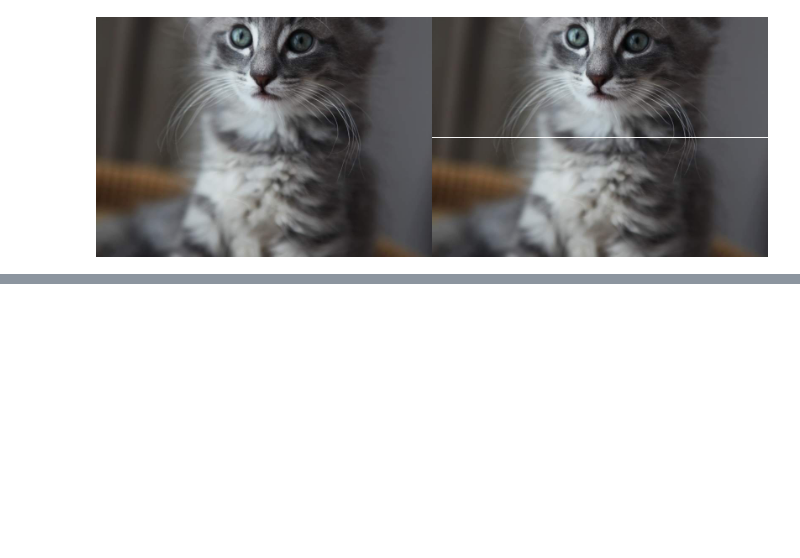
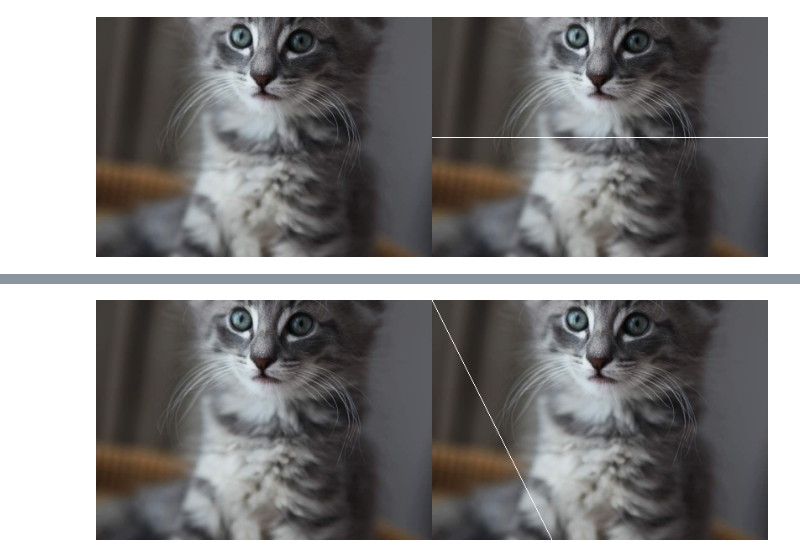
Before and after one commit to refido/PCVK, a Jupyter notebook: Week1.ipynb, the cells around one changed output, grey strips where cells are left out. Cells and saved outputs as stored; diff of their text form; code cells hidden in the pictures; blank space fills up the shorter version.

```diff
--- a/Week1.ipynb
+++ b/Week1.ipynb
@@ -49,0 +74,11 @@ cv2_imshow(final_frame)
+# %%
+image_6 = cv.cvtColor(image, cv.COLOR_BGR2RGB)
+
+#membuat garis diaginal kanan ke kiri
+for z in range (tinggi):
+  image_6[z,int((z)/2)] = [255,255,255]
+
+final_frame = cv.hconcat((image_2,image_6))
+cv2_imshow(final_frame)
+# %% [output]
+[figure, added]
```
Also changed, not shown: parts of 3 cells of this notebook.
